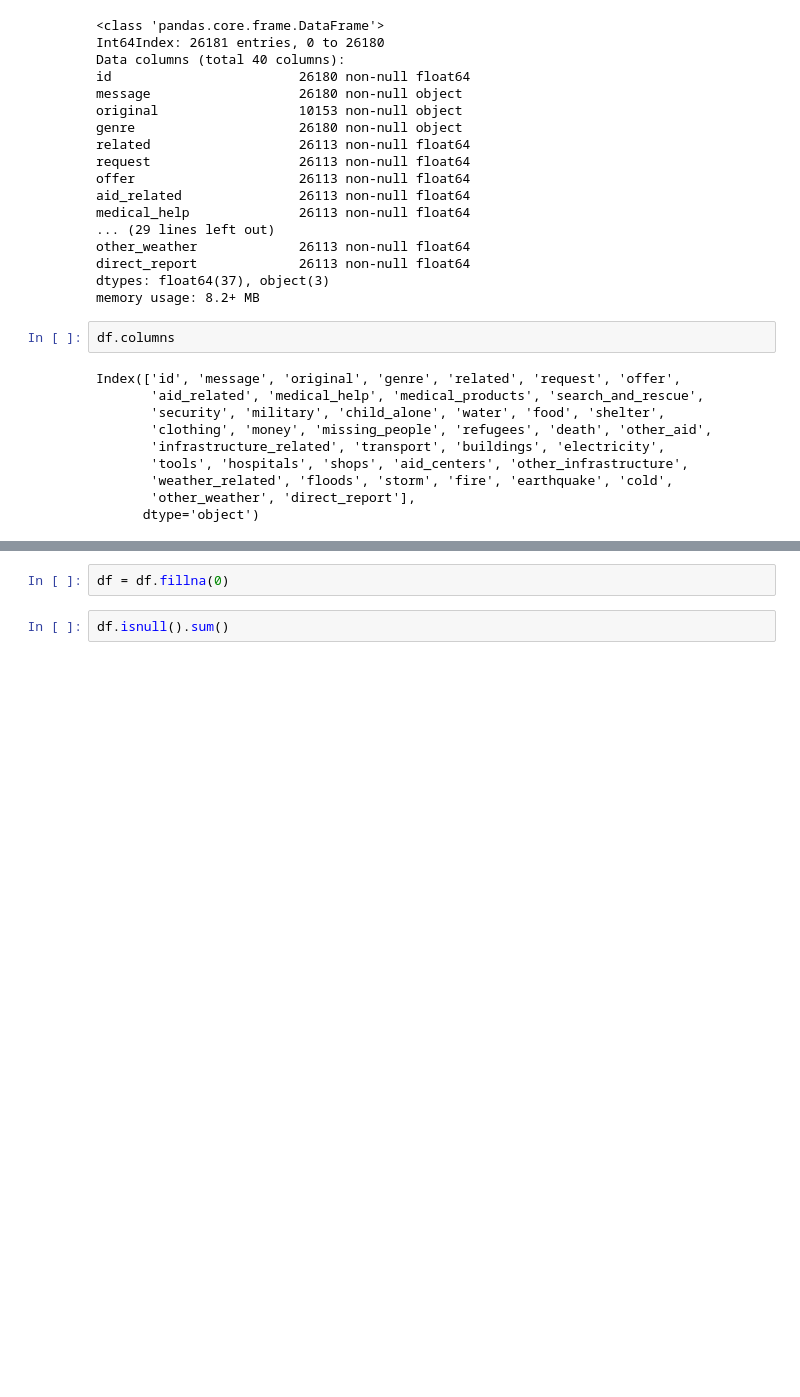
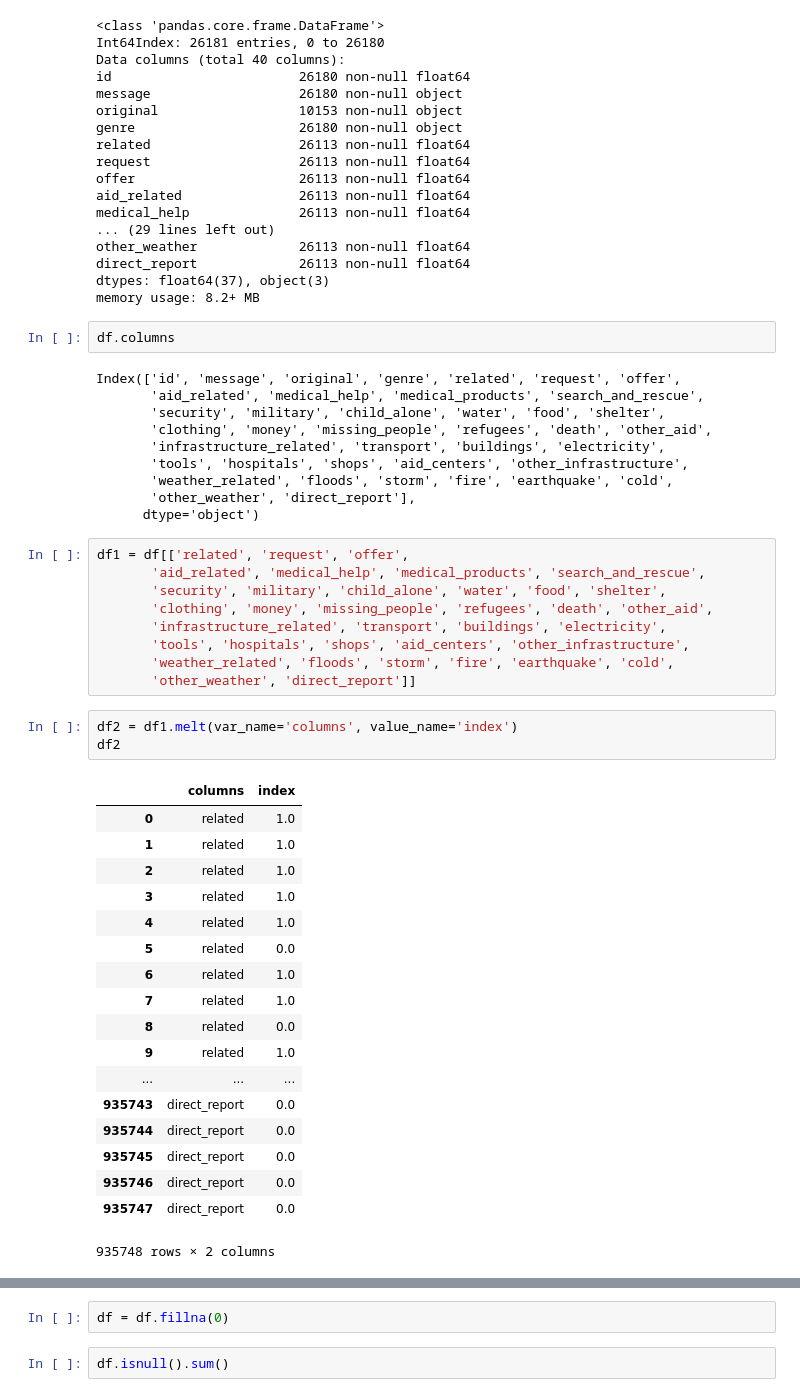
Before and after one commit to jain628/Disaster-Response-Project, a Jupyter notebook: Preparation/ETL Pipeline Preparation.ipynb, the cells around one changed output, grey strips where cells are left out. Saved outputs shown, nothing was run; the diff lists cells and outputs as text; blank space fills up the shorter version.

```diff
--- a/Preparation/ETL Pipeline Preparation.ipynb
+++ b/Preparation/ETL Pipeline Preparation.ipynb
@@ -371,3 +371,34 @@ Index(['id', 'message', 'original', 'genre', 'related', 'request', 'offer',
        'weather_related', 'floods', 'storm', 'fire', 'earthquake', 'cold',
        'other_weather', 'direct_report'],
       dtype='object')
+# %%
+df1 = df[['related', 'request', 'offer',
+       'aid_related', 'medical_help', 'medical_products', 'search_and_rescue',
+       'security', 'military', 'child_alone', 'water', 'food', 'shelter',
+       'clothing', 'money', 'missing_people', 'refugees', 'death', 'other_aid',
+       'infrastructure_related', 'transport', 'buildings', 'electricity',
+       'tools', 'hospitals', 'shops', 'aid_centers', 'other_infrastructure',
+       'weather_related', 'floods', 'storm', 'fire', 'earthquake', 'cold',
+       'other_weather', 'direct_report']]
+# %%
+df2 = df1.melt(var_name='columns', value_name='index')
+df2
+# %% [output]
+|  | columns | index |
+| 0 | related | 1.0 |
+| 1 | related | 1.0 |
+| 2 | related | 1.0 |
+| 3 | related | 1.0 |
+| 4 | related | 1.0 |
+| 5 | related | 0.0 |
+| 6 | related | 1.0 |
+| 7 | related | 1.0 |
+| 8 | related | 0.0 |
+| 9 | related | 1.0 |
+| ... | ... | ... |
+| 935743 | direct_report | 0.0 |
+| 935744 | direct_report | 0.0 |
+| 935745 | direct_report | 0.0 |
+| 935746 | direct_report | 0.0 |
+| 935747 | direct_report | 0.0 |
+935748 rows × 2 columns
```
Also changed, not shown: parts of 8 cells of this notebook, 2 other files.
